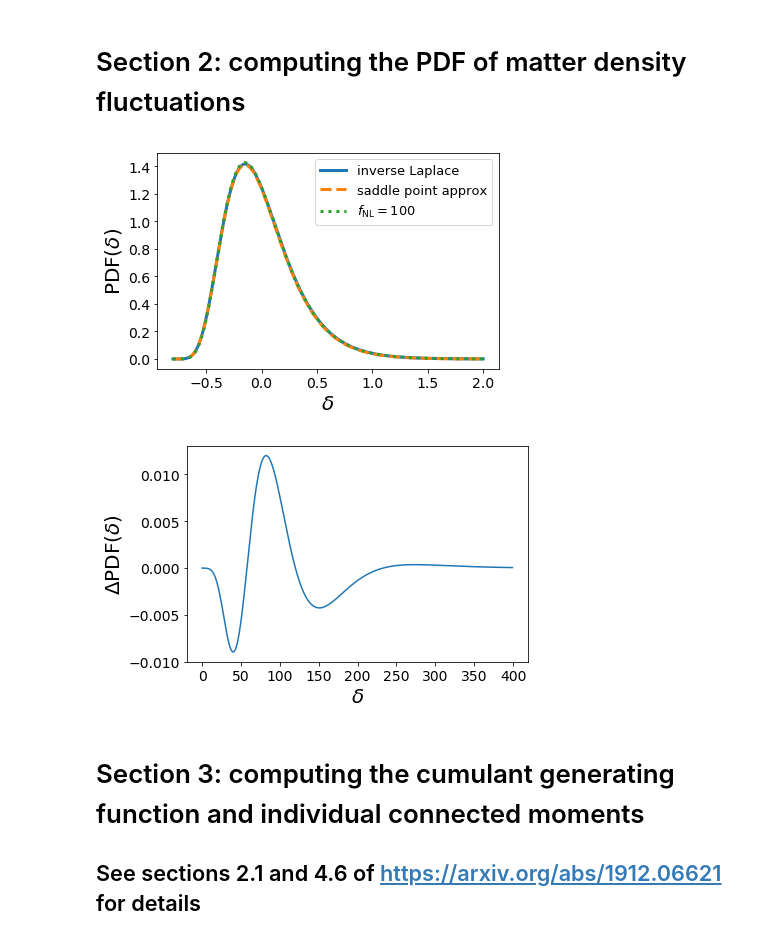
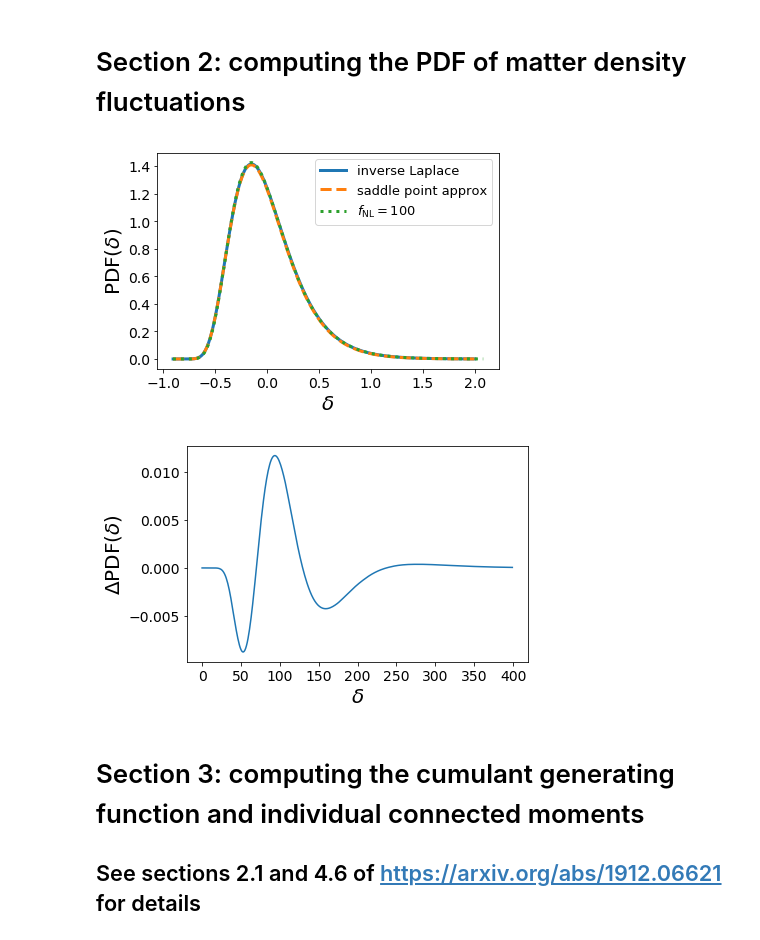
Before and after one commit to OliverFHD/CosMomentum, a Jupyter notebook: compute_PDF_and_CGF.ipynb, the cells around one changed output. Cells and saved outputs as stored; diff of their text form; code cells hidden in the pictures.

```diff
--- a/compute_PDF_and_CGF.ipynb
+++ b/compute_PDF_and_CGF.ipynb
@@ -73,13 +73,14 @@ set_primordial_skewness_from_eps3_powerlaw_approximation(0, 1, 15.0)
 # %%
 
 # N_delta has to be hardcoded, because is it needed for defining the python-c++ interface
-N_delta = 400
-delta_min = -0.8
-delta_max = 2.0
+return_Ndelta = lib.return_Ndelta
+return_Ndelta.argtypes = []
+return_Ndelta.restype = ctypes.c_int
+N_delta = return_Ndelta()
 
 return_PDF = lib.return_PDF
-# return_PDF          (                   double* delta_values,                                      double* PDF,  int n_delta, double delta_min, double delta_max,        double z, double R_in_comoving_Mpc,     double f_NL, double var_NL_rescale, int index_of_universe)
-return_PDF.argtypes = [ctypes.POINTER(ctypes.c_double*N_delta),          ctypes.POINTER(ctypes.c_double*N_delta), ctypes.c_int,  ctypes.c_double,  ctypes.c_double, ctypes.c_double,          ctypes.c_double, ctypes.c_double,       ctypes.c_double,          ctypes.c_int]
+# return_PDF          (                   double* delta_values,                                      double* PDF,        double z, double R_in_comoving_Mpc,     double f_NL, double var_NL_rescale, int index_of_universe)
+return_PDF.argtypes = [ctypes.POINTER(ctypes.c_double*N_delta),          ctypes.POINTER(ctypes.c_double*N_delta), ctypes.c_double,          ctypes.c_double, ctypes.c_double,       ctypes.c_double,          ctypes.c_int]
 return_PDF.restype = None
 
 ## This function returns the probability distribution function (PDF) of the 3D matter density field
@@ -91,7 +92,7 @@ return_PDF.restype = None
 def PDF_from_inv_Laplace_transform(z, R, f_NL, var_NL_rescale, index_of_universe):
     delta_values     = (ctypes.c_double*N_delta)()
     PDF_values       = (ctypes.c_double*N_delta)()
-    return_PDF(ctypes.byref(delta_values), ctypes.byref(PDF_values),N_delta, delta_min, delta_max , z, R, f_NL, var_NL_rescale, index_of_universe)
+    return_PDF(ctypes.byref(delta_values), ctypes.byref(PDF_values), z, R, f_NL, var_NL_rescale, index_of_universe)
     return np.array(delta_values), np.array(PDF_values)
 
 
@@ -133,7 +134,7 @@ def CGF(z, R, f_NL, var_NL_rescale, index_of_universe):
 # - with primordial bispectrum amplitute f_NL
 # - non-linear variance being var_NL_rescale*halofit (Takahashi et al. 2012, Smith et al. 2003)
 # - for universe index_of_universe (= 0 if you have only created one universe
-def PDF_from_saddlepoint(z, R, f_NL, var_NL_rescale, index_of_universe):
+def PDF_from_saddlepoint(z, R, delta_min, delta_max, f_NL, var_NL_rescale, index_of_universe):
     d_L, d_NL, l, phi, l_G, phi_G, var, skew, R_L = CGF(z, R, f_NL, var_NL_rescale, index_of_universe)
     Nl = len(l)
     l_plus   = l[1:]
@@ -159,28 +160,28 @@ delta_values, PDF_values = PDF_from_inv_Laplace_transform(z, 15.0, 0.0, 1.0, 0)
 # %%
 # PDF from full inverse Laplace transform of the cumulant generating function
 # assuming f_NL = 100.0
-delta_values, PDF_values_PNG = PDF_from_inv_Laplace_transform(z, 15.0, 100.0, 1.0, 0)
+delta_values_PNG, PDF_values_PNG = PDF_from_inv_Laplace_transform(z, 15.0, 100.0, 1.0, 0)
 # %%
 # PDF from saddle point approximation of inverse Laplace transform
 # assuming f_NL = 0.0
-delta_values, PDF_values_saddle_point_approx = PDF_from_saddlepoint(z, 15.0, 0.0, 1.0, 0)
+delta_values_saddle, PDF_values_saddle_point_approx = PDF_from_saddlepoint(z, 15.0, delta_values[0], delta_values[N_delta-1], 0.0, 1.0, 0)
 # %%
 plt.plot(delta_values, PDF_values, linewidth=3, linestyle='solid', label='inverse Laplace')
-plt.plot(delta_values, PDF_values_saddle_point_approx, linewidth=3, linestyle='dashed', label='saddle point approx')
-plt.plot(delta_values, PDF_values_PNG, linewidth=3, linestyle='dotted', label=r'$f_{\mathrm{NL}} = 100$')
+plt.plot(delta_values_saddle, PDF_values_saddle_point_approx, linewidth=3, linestyle='dashed', label='saddle point approx')
+plt.plot(delta_values_PNG, PDF_values_PNG, linewidth=3, linestyle='dotted', label=r'$f_{\mathrm{NL}} = 100$')
 
 
 plt.legend(fontsize=13, loc='upper right')
 plt.xticks(fontsize=14)
 plt.yticks(fontsize=14)
 
 plt.xlabel(r'$\delta$', size = 20)
 plt.ylabel(r'$\mathrm{PDF}(\delta)$', size = 20)
 plt.subplots_adjust(left  = 0.18, right = 0.97, bottom=0.17, top=0.92)
 # %% [output]
-[figure, old version]
+[figure, new version]
 # %%
-plt.plot(PDF_values_PNG-PDF_values)
+plt.plot(np.interp(delta_values, delta_values_PNG, PDF_values_PNG)-PDF_values)
 plt.xticks(fontsize=14)
 plt.yticks(fontsize=14)
 
@@ -188,7 +189,7 @@ plt.xlabel(r'$\delta$', size = 20)
 plt.ylabel(r'$\Delta\mathrm{PDF}(\delta)$', size = 20)
 plt.subplots_adjust(left  = 0.18, right = 0.97, bottom=0.17, top=0.92)
 # %% [output]
-[figure, old version]
+[figure, new version]
 # %% [markdown]
 # Section 3: computing the cumulant generating function and individual connected moments
 
```
Also changed, not shown: parts of 9 cells of this notebook, 10 other files.
